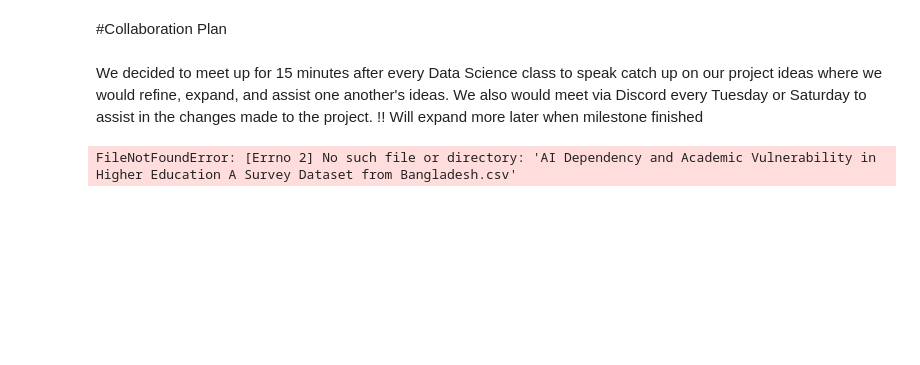
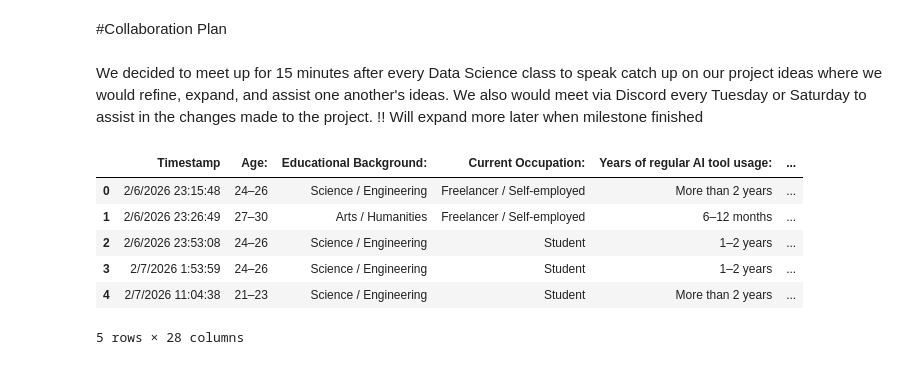
Before and after one commit to Henry6833/Henry6833.github.io, a Jupyter notebook: Milestone1.ipynb, the cells around one changed output. Cells and saved outputs as stored; diff of their text form; code cells hidden in the pictures; blank space fills up the shorter version.

```diff
--- a/Milestone1.ipynb
+++ b/Milestone1.ipynb
@@ -15,8 +15,3 @@ We decided to meet up for 15 minutes after every Data Science class to speak cat
 # %%
 import pandas as pd
 import numpy as np
-# %%
-Bangladesh_L = pd.read_csv("AI Dependency and Academic Vulnerability in Higher Education A Survey Dataset from Bangladesh.csv")
-Bangladesh_S = pd.read_csv("Survey_Data_GenAI_Critical_Thinking_Bangladesh.csv")
-# %% [output]
-FileNotFoundError: [Errno 2] No such file or directory: 'AI Dependency and Academic Vulnerability in Higher Education A Survey Dataset from Bangladesh.csv'
@@ -22,0 +25,10 @@ FileNotFoundError: [Errno 2] No such file or directory: 'AI Dependency and Acade
+# %%
+Bangladesh_L.head()
+# %% [output]
+|  | Timestamp | Age: | Educational Background: | Current Occupation: | Years of regular AI tool usage: | ... |
+| 0 | 2/6/2026 23:15:48 | 24–26 | Science / Engineering | Freelancer / Self-employed | More than 2 years | ... |
+| 1 | 2/6/2026 23:26:49 | 27–30 | Arts / Humanities | Freelancer / Self-employed | 6–12 months | ... |
+| 2 | 2/6/2026 23:53:08 | 24–26 | Science / Engineering | Student | 1–2 years | ... |
+| 3 | 2/7/2026 1:53:59 | 24–26 | Science / Engineering | Student | 1–2 years | ... |
+| 4 | 2/7/2026 11:04:38 | 21–23 | Science / Engineering | Student | More than 2 years | ... |
+5 rows × 28 columns
```
Also changed, not shown: parts of 4 cells of this notebook.
